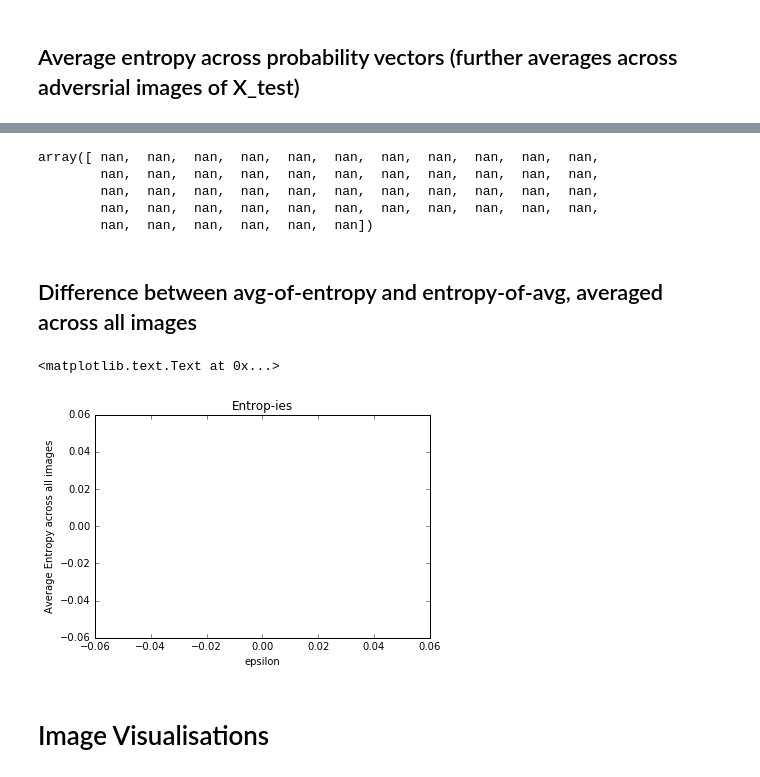
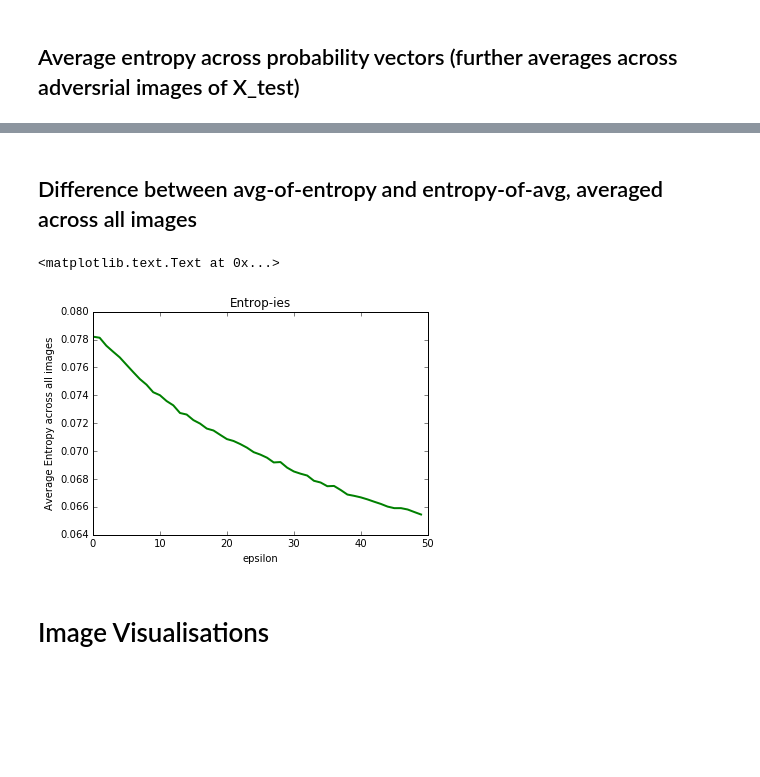
Before and after one commit to ambrishrawat/advflow, a Jupyter notebook: plots/plots-towards-grad-descent.ipynb, the cells around one changed output, grey strips where cells are left out. Saved outputs shown, nothing was run; the diff lists cells and outputs as text; code cells hidden in the pictures; blank space fills up the shorter version.

Commit message:
added plots

```diff
--- a/plots/plots-towards-grad-descent.ipynb
+++ b/plots/plots-towards-grad-descent.ipynb
@@ -12,7 +12,7 @@ import os
 import scipy.ndimage
 # %%
 model_id = 'keras_eg_alldrop'
-work_dir = '/u/ambrish/models/'+model_id
+work_dir = '/u/ambrish/'+model_id+'/towards-sgd'
 # %%
 mc_acc = np.load(os.path.join(work_dir,'stmc_acc_e.npy'))
 std_acc = np.load(os.path.join(work_dir,'ststd_acc_e.npy'))
@@ -24,9 +24,9 @@ std_e = np.load(os.path.join(work_dir,'ststd_e.npy'))
 var_ratio_e = np.load(os.path.join(work_dir,'stvar_ratio_e.npy'))
 stddr_preds_e = np.load(os.path.join(work_dir,'ststddr_preds_e.npy'))
 stoch_preds_e = np.load(os.path.join(work_dir,'ststoch_preds_e.npy'))
-orig_pred_label = np.load('/dccstor/dlw/ambrish/data/'+model_id+'/orig_predic_label.npy')
-adv_label = np.load('/dccstor/dlw/ambrish/data/'+model_id+'/adv_label.npy')
-true_label = np.load('/dccstor/dlw/ambrish/data/'+model_id+'/true_label.npy')
+orig_pred_label = np.load('/u/ambrish/'+model_id+'/orig_predic_label.npy')
+adv_label = np.load('/u/ambrish/'+model_id+'/adv_label.npy')
+true_label = np.load('/u/ambrish/'+model_id+'/true_label.npy')
 #save_adv_e = np.load(os.path.join(work_dir,'save_adv_e.npy'))
 # %% [markdown]
 ### Experiment Details
@@ -186,7 +186,7 @@ plt.title('Average Max confidence')
 # %%
 def compute_stats(x):
     #np.mean([scipy.stats.entropy(p_vec) for p_vec in x])
-    return np.mean(np.sum(-x*np.log10(x),axis=1),axis=0)
+    return np.mean(np.sum(-x*np.log10(x+1.e-10),axis=1),axis=0)
 
 stats = np.zeros((stoch_preds_e.shape[0],stoch_preds_e.shape[2]))
 
@@ -241,14 +240,0 @@ plt.title('Entrop-ies')
-# %%
-def compute_stats(x):
-    #np.mean([scipy.stats.entropy(p_vec) for p_vec in x])
-    return np.mean(np.sum(-x*np.log(x),axis=1),axis=0)
-
-stats = np.zeros((stoch_preds_e.shape[0],stoch_preds_e.shape[2]))
-
-for i in range(stoch_preds_e.shape[0]):
-    '''for every eps'''
-    for j in range(stoch_preds_e.shape[2]):
-        '''for every image'''
-        stats[i,j] = compute_stats(stoch_preds_e[i,:,j,:])
-
-plt.plot(eps,np.mean(stats,axis=1),linewidth=2,color='g',label='mc-drop-avg-of-entropies')
@@ -258,34 +241,26 @@ plt.plot(eps,np.mean(stats,axis=1),linewidth=2,color='g',label='mc-drop-avg-of-e
-# %%
-np.mean(stats,axis=1)
-# %% [output]
-array([ nan,  nan,  nan,  nan,  nan,  nan,  nan,  nan,  nan,  nan,  nan,
-        nan,  nan,  nan,  nan,  nan,  nan,  nan,  nan,  nan,  nan,  nan,
-        nan,  nan,  nan,  nan,  nan,  nan,  nan,  nan,  nan,  nan,  nan,
-        nan,  nan,  nan,  nan,  nan,  nan,  nan,  nan,  nan,  nan,  nan,
-        nan,  nan,  nan,  nan,  nan,  nan])
 # %% [markdown]
 ## Difference between avg-of-entropy and entropy-of-avg, averaged across all images
 # %%
 def compute_stats(x):
     y = np.mean(x,axis=0)
     #np.mean([scipy.stats.entropy(p_vec) for p_vec in x])
-    return - np.mean(np.sum(-x*np.log10(x),axis=1),axis=0) + np.sum(-y*np.log10(y))
+    return - np.mean(np.sum(-x*np.log10(x+1.e-10),axis=1),axis=0) + np.sum(-y*np.log10(y))
 
 stats = np.zeros((stoch_preds_e.shape[0],stoch_preds_e.shape[2]))
 
 for i in range(stoch_preds_e.shape[0]):
     '''for every eps'''
     for j in range(stoch_preds_e.shape[2]):
         '''for every image'''
         stats[i,j] = compute_stats(stoch_preds_e[i,:,j,:])
 
 plt.plot(eps,np.mean(stats,axis=1),linewidth=2,color='g')
 plt.xlabel('epsilon')
 plt.ylabel('Average Entropy across all images')
 plt.title('Entrop-ies')
 # %% [output]
 <matplotlib.text.Text at 0x...>
-[figure, old version]
+[figure, new version]
 # %% [markdown]
 # Image Visualisations
 # %%
```
Also changed, not shown: parts of 4 cells of this notebook.
